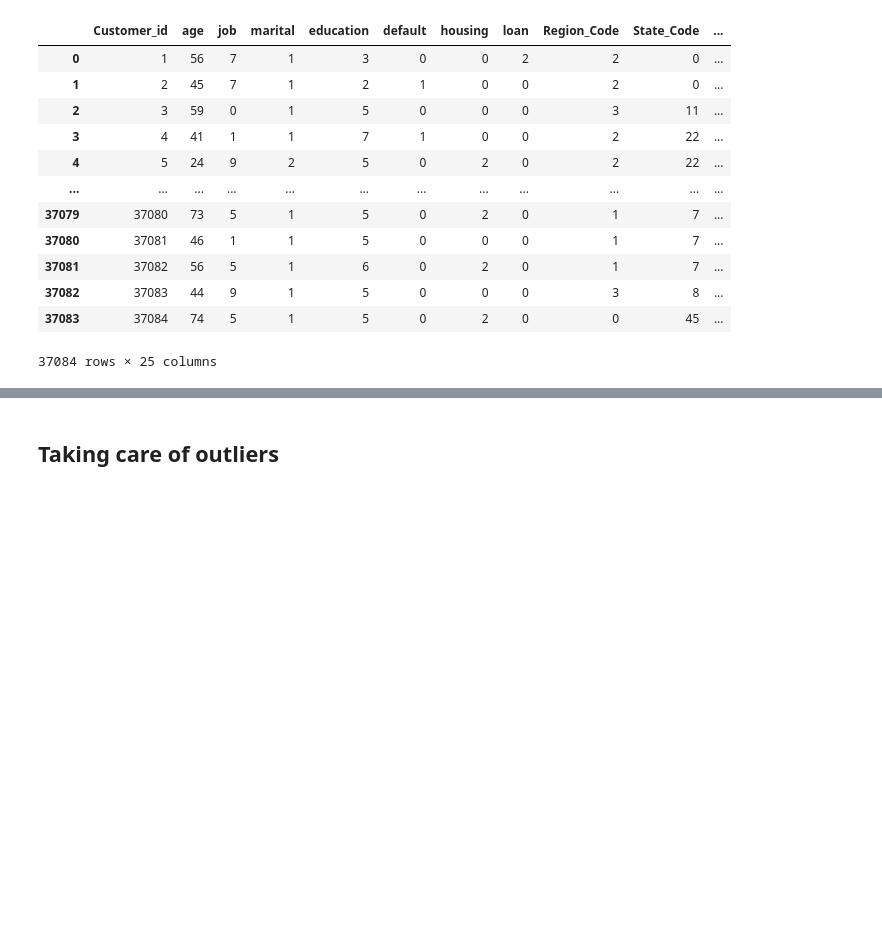
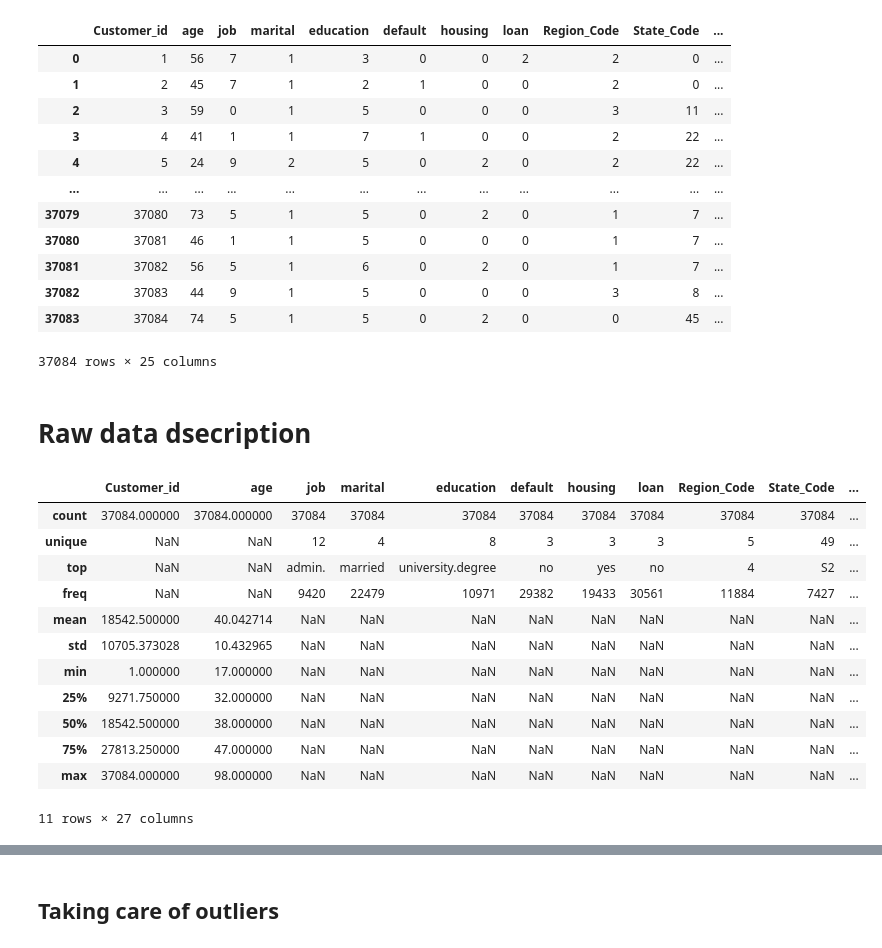
Before and after one commit to Mayank5112/Capstone-Project-5, a Jupyter notebook: capestone-5.ipynb, the cells around one changed output, grey strips where cells are left out. Drawn from its saved outputs; the diff is of its cells as text; code cells hidden in the pictures; blank space fills up the shorter version.

```diff
--- a/capestone-5.ipynb
+++ b/capestone-5.ipynb
@@ -280,6 +282,24 @@ df_copy
 | 37082 | 37083 | 44 | 9 | 1 | 5 | 0 | 0 | 0 | 3 | 8 | ... |
 | 37083 | 37084 | 74 | 5 | 1 | 5 | 0 | 2 | 0 | 0 | 45 | ... |
 37084 rows × 25 columns
+# %% [markdown]
+# Raw data dsecription
+# %%
+data.describe(include="all")
+# %% [output]
+|  | Customer_id | age | job | marital | education | default | housing | loan | Region_Code | State_Code | ... |
+| count | 37084.000000 | 37084.000000 | 37084 | 37084 | 37084 | 37084 | 37084 | 37084 | 37084 | 37084 | ... |
+| unique | NaN | NaN | 12 | 4 | 8 | 3 | 3 | 3 | 5 | 49 | ... |
+| top | NaN | NaN | admin. | married | university.degree | no | yes | no | 4 | S2 | ... |
+| freq | NaN | NaN | 9420 | 22479 | 10971 | 29382 | 19433 | 30561 | 11884 | 7427 | ... |
+| mean | 18542.500000 | 40.042714 | NaN | NaN | NaN | NaN | NaN | NaN | NaN | NaN | ... |
+| std | 10705.373028 | 10.432965 | NaN | NaN | NaN | NaN | NaN | NaN | NaN | NaN | ... |
+| min | 1.000000 | 17.000000 | NaN | NaN | NaN | NaN | NaN | NaN | NaN | NaN | ... |
+| 25% | 9271.750000 | 32.000000 | NaN | NaN | NaN | NaN | NaN | NaN | NaN | NaN | ... |
+| 50% | 18542.500000 | 38.000000 | NaN | NaN | NaN | NaN | NaN | NaN | NaN | NaN | ... |
+| 75% | 27813.250000 | 47.000000 | NaN | NaN | NaN | NaN | NaN | NaN | NaN | NaN | ... |
+| max | 37084.000000 | 98.000000 | NaN | NaN | NaN | NaN | NaN | NaN | NaN | NaN | ... |
+11 rows × 27 columns
 # %%
 all_columns = df_copy.columns
 
```
Also changed, not shown: parts of 5 cells of this notebook.
